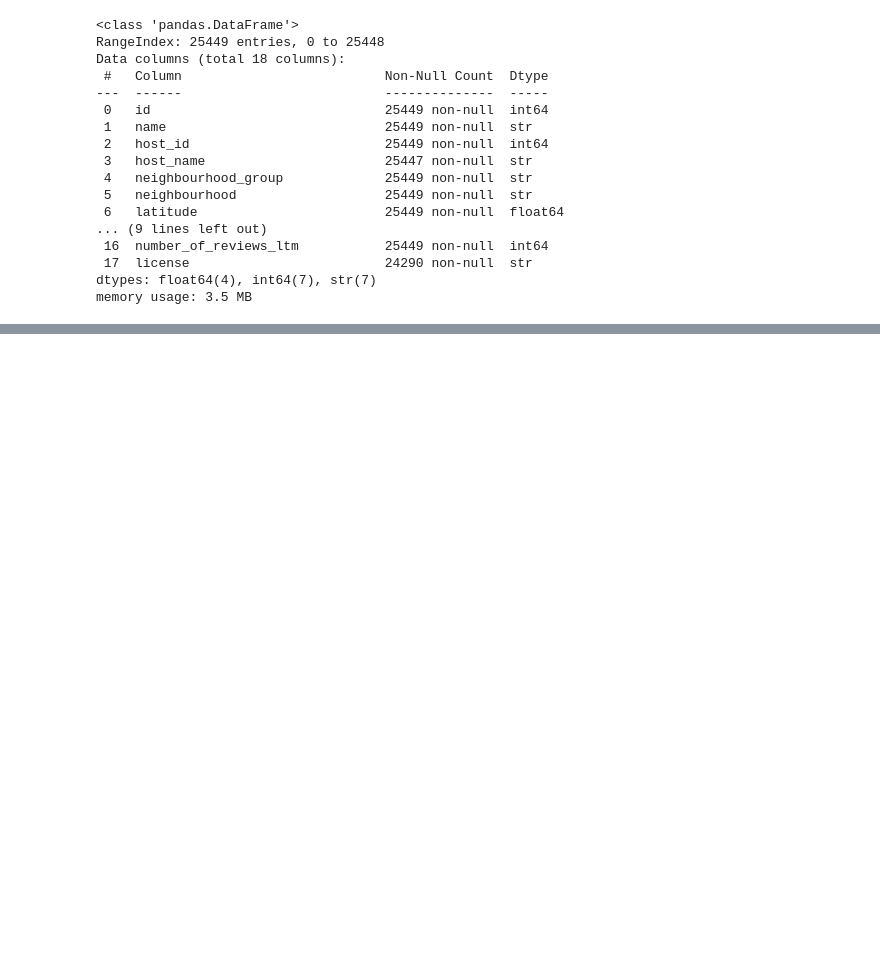
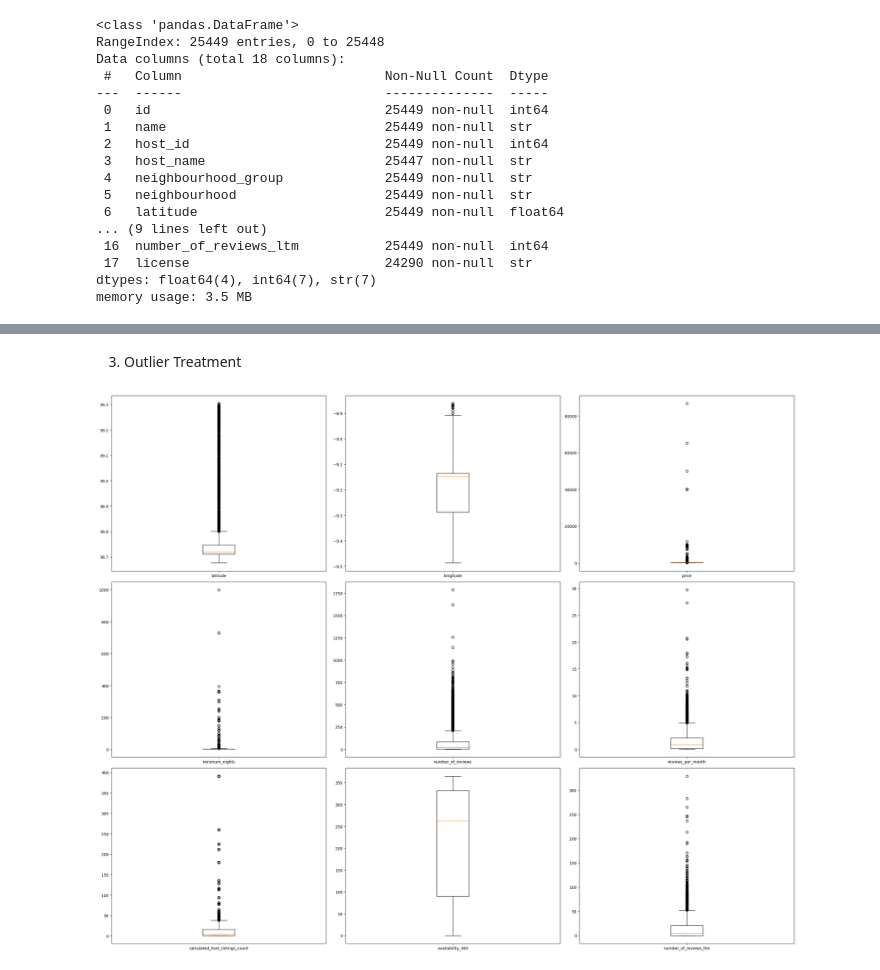
Before and after one commit to EltonSilva97/Lisbon-Housing-Market-, a Jupyter notebook: Data Cleaning/Data_cleaning.ipynb, the cells around one changed output, grey strips where cells are left out. Saved outputs shown, nothing was run; the diff lists cells and outputs as text; code cells hidden in the pictures; blank space fills up the shorter version.

```diff
--- a/Data Cleaning/Data_cleaning.ipynb
+++ b/Data Cleaning/Data_cleaning.ipynb
@@ -77,0 +218,3 @@ See https://pandas.pydata.org/docs/user_guide/migration-3-strings.html#string-mi
+# %%
+for col in ['price', 'host_name', 'license', 'last_review', 'reviews_per_month']:
+    listings_data[f'{col}_missing'] = listings_data[col].isna()
@@ -77,0 +223,5 @@ See https://pandas.pydata.org/docs/user_guide/migration-3-strings.html#string-mi
+# %%
+listings_data['has_reviews'] = listings_data['number_of_reviews'] > 0
+# %%
+mask = (listings_data['number_of_reviews'] == 0) & listings_data['reviews_per_month'].isna()
+listings_data.loc[mask, 'reviews_per_month'] = 0
@@ -77,0 +277,2 @@ See https://pandas.pydata.org/docs/user_guide/migration-3-strings.html#string-mi
+# %%
+listings_data_numeric_after_cleaning = listings_data.select_dtypes(include=np.number)
@@ -77,0 +296,15 @@ See https://pandas.pydata.org/docs/user_guide/migration-3-strings.html#string-mi
+# %% [markdown]
+3. Outlier Treatment
+# %%
+fig, ax = plt.subplots(3,3, figsize=(25,20))
+
+for i, col in enumerate(listings_data_numeric_after_cleaning.columns):
+    row, column = divmod(i, 3)
+    data = listings_data_numeric_after_cleaning[col].dropna()
+    ax[row, column].boxplot(data)
+    ax[row, column].set_xticklabels([col])
+
+plt.tight_layout()
+plt.show()
+# %% [output]
+[figure, added]
```
Also changed, not shown: parts of 33 cells of this notebook, 36 other files.
